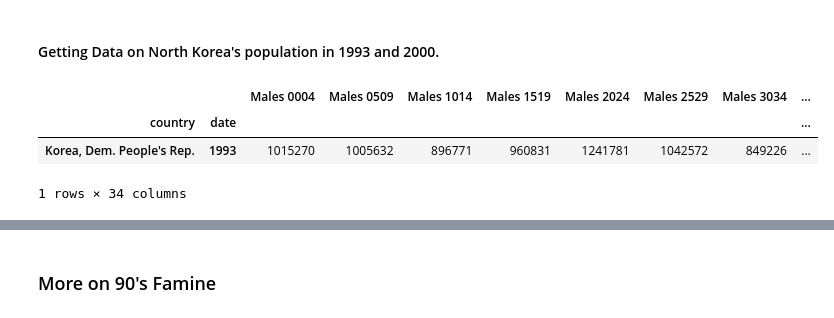
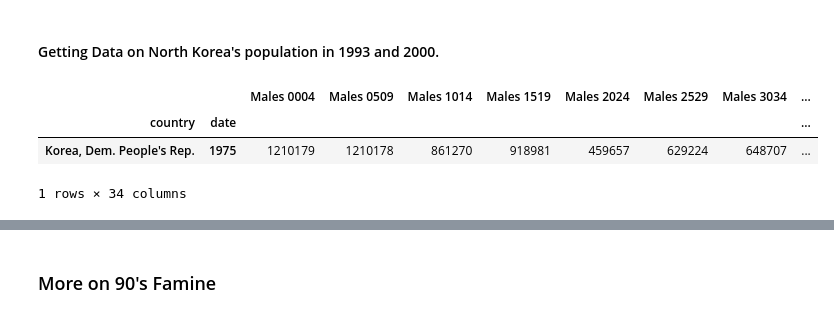
Before and after one commit to maxwell-sapp/EEP153-Project-1, a Jupyter notebook: North_Korea_Economics.ipynb, the cells around one changed output, grey strips where cells are left out. Cells and saved outputs as stored; diff of their text form; code cells hidden in the pictures.

```diff
--- a/North_Korea_Economics.ipynb
+++ b/North_Korea_Economics.ipynb
@@ -387,10 +454,10 @@ age_ranges.reverse()
 # %% [markdown]
 #### Getting Data on North Korea's population in 1993 and 2000.
 # %%
-nk = age_sex_df("Korea, Dem. People's Rep.", '1993')
-nk
+nk_1975 = age_sex_df("Korea, Dem. People's Rep.", '1975')
+nk_1975
 # %% [output]
 |  |  | Males 0004 | Males 0509 | Males 1014 | Males 1519 | Males 2024 | Males 2529 | Males 3034 | ... |
 | country | date |  |  |  |  |  |  |  | ... |
-| Korea, Dem. People's Rep. | 1993 | 1015270 | 1005632 | 896771 | 960831 | 1241781 | 1042572 | 849226 | ... |
+| Korea, Dem. People's Rep. | 1975 | 1210179 | 1210178 | 861270 | 918981 | 459657 | 629224 | 648707 | ... |
 1 rows × 34 columns
```
Also changed, not shown: parts of 45 cells of this notebook.
